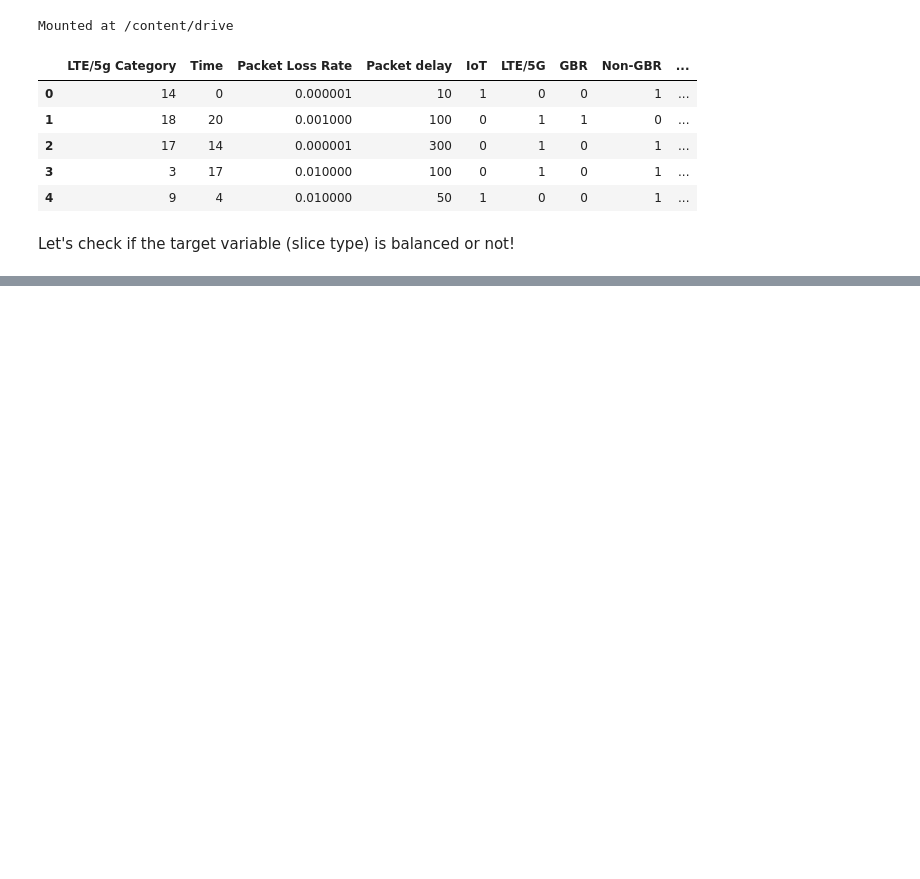
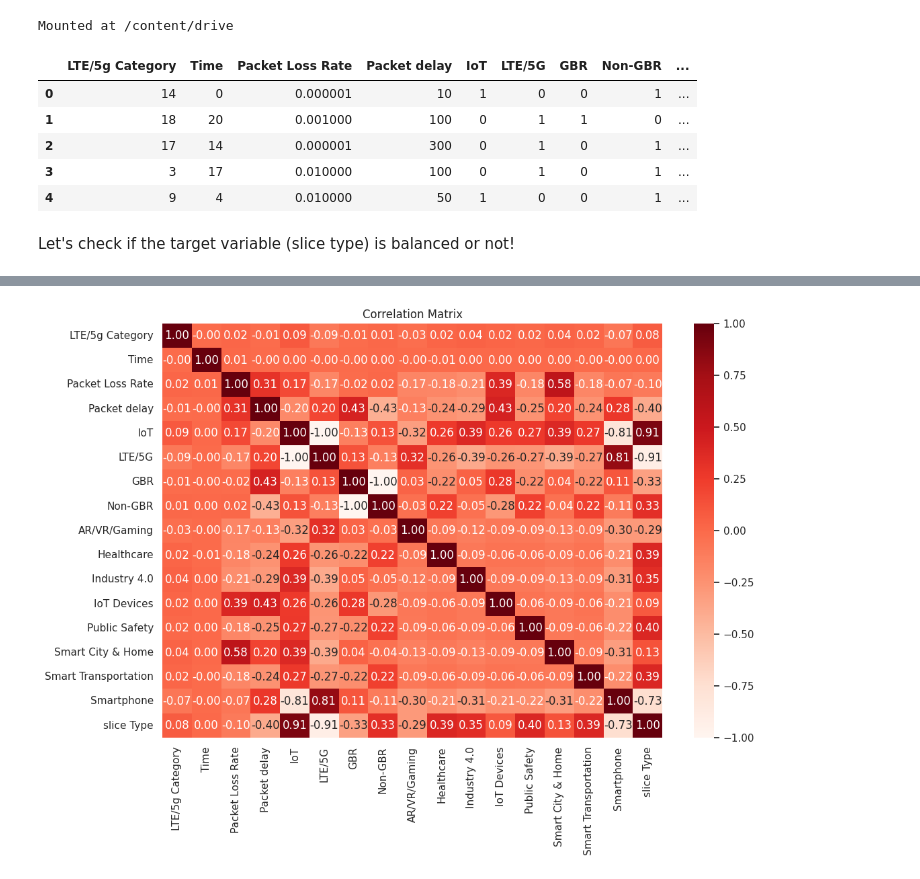
Before and after one commit to sinaebrahimi/ml-7072cem, a Jupyter notebook: Classifying Network Slices Based on User Requirements/Dataset-analysis-EDA.ipynb, the cells around one changed output, grey strips where cells are left out. Drawn from its saved outputs; the diff is of its cells as text; code cells hidden in the pictures; blank space fills up the shorter version.

```diff
--- a/Classifying Network Slices Based on User Requirements/Dataset-analysis-EDA.ipynb
+++ b/Classifying Network Slices Based on User Requirements/Dataset-analysis-EDA.ipynb
@@ -84,0 +125,13 @@ Exploratory Data Analysis (EDA): to understand the insights of the key character
+# %%
+# Create a heatmap of the correlation matrix
+correlation_matrix = df.corr()
+plt.figure(figsize=(12, 8))
+sns.heatmap(correlation_matrix, annot=True, cmap=plt.cm.Reds, fmt=".2f")
+plt.title('Correlation Matrix')
+plt.show()
+
+# OR use this code:
+# from plotly.express import imshow
+# imshow(img=df.corr()['slice Type'].to_frame().T)
+# %% [output]
+[figure, added]
```
Also changed, not shown: parts of 28 cells of this notebook.
